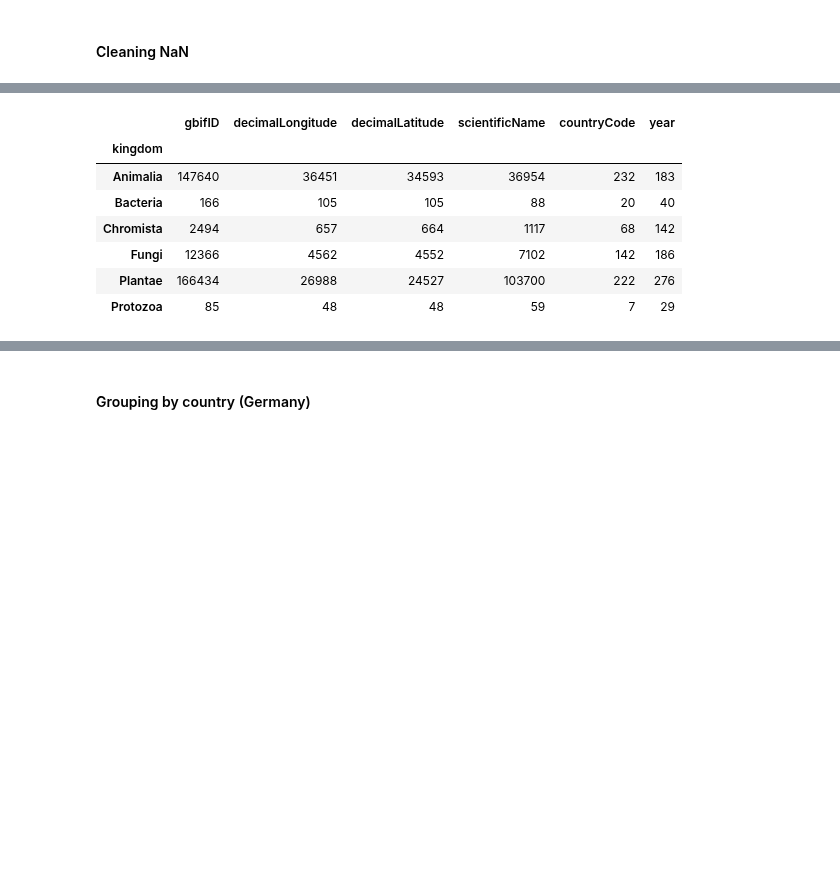
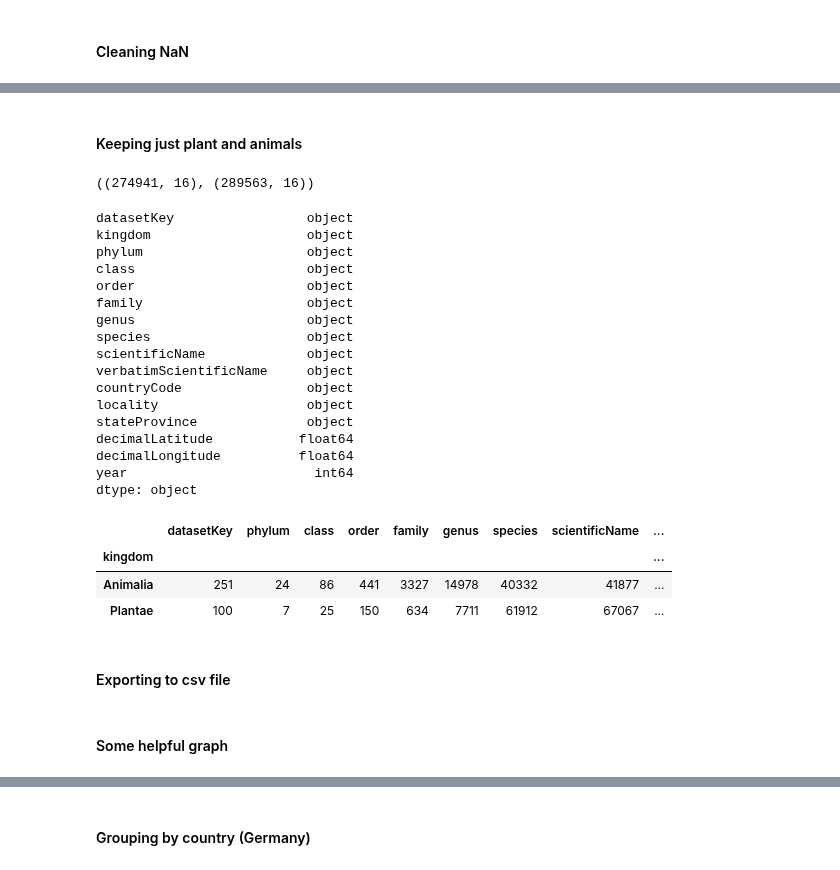
Before and after one commit to dadavie/planetary_garden, a Jupyter notebook: notebooks/GBIF Data.ipynb, the cells around one changed output, grey strips where cells are left out. Cells and saved outputs as stored; diff of their text form; code cells hidden in the pictures; blank space fills up the shorter version.

```diff
--- a/notebooks/GBIF Data.ipynb
+++ b/notebooks/GBIF Data.ipynb
@@ -112,4 +74,4 @@ INFO:Your download key is 0193629-220831081235567
 # %%
-data = pd.read_csv("../raw_data/0196442-220831081235567_2.csv", sep="\t", error_bad_lines=False, engine ='python')
+data = pd.read_csv("../raw_data/0199166-220831081235567.csv", sep="\t", error_bad_lines=False, engine ='python').set_index("gbifID")
 data
 # %% [output]
@@ -243,7 +206,10 @@ data_drop=data.drop(["issue","mediaType","lastInterpreted",
                      "rightsHolder","license","identifiedBy","recordNumber",
                      "catalogNumber","collectionCode","institutionCode","speciesKey",
                      "basisOfRecord","taxonKey","publishingOrgKey",
-                    "occurrenceStatus","taxonRank","infraspecificEpithet","occurrenceID"], axis =1)
+                    "occurrenceStatus","taxonRank","infraspecificEpithet","occurrenceID",
+                    "coordinatePrecision","elevation","elevationAccuracy","depth",
+                    "depthAccuracy","eventDate","day","month","dateIdentified", "verbatimScientificNameAuthorship",
+                    "individualCount","coordinateUncertaintyInMeters"], axis =1)
 # %%
 #plt.matshow(data_drop.corr())
 #plt.show()
@@ -292,13 +249,38 @@ data_clean_subset
+# %% [markdown]
+#### Keeping just plant and animals
+# %%
+data_clean_plant_animals=data_clean[data_clean["kingdom"].isin(["Animalia","Plantae"])]
+data_clean_plant_animals.shape, data_clean.shape
+# %% [output]
+((274941, 16), (289563, 16))
+# %%
+data_clean_plant_animals.dtypes
+# %% [output]
+datasetKey                 object
+kingdom                    object
+phylum                     object
+class                      object
+order                      object
+family                     object
+genus                      object
+species                    object
+scientificName             object
+verbatimScientificName     object
+countryCode                object
+locality                   object
+stateProvince              object
+decimalLatitude           float64
+decimalLongitude          float64
+year                        int64
+dtype: object
 # %%
-df_plot_lat = pd.DataFrame(data_clean_subset.groupby('kingdom').nunique())
-df_plot_lat
+df_kingdoms = pd.DataFrame(data_clean_plant_animals.groupby('kingdom').nunique())
+df_kingdoms
 # %% [output]
-|  | gbifID | decimalLongitude | decimalLatitude | scientificName | countryCode | year |
-| kingdom |  |  |  |  |  |  |
-| Animalia | 147640 | 36451 | 34593 | 36954 | 232 | 183 |
-| Bacteria | 166 | 105 | 105 | 88 | 20 | 40 |
-| Chromista | 2494 | 657 | 664 | 1117 | 68 | 142 |
-| Fungi | 12366 | 4562 | 4552 | 7102 | 142 | 186 |
-| Plantae | 166434 | 26988 | 24527 | 103700 | 222 | 276 |
-| Protozoa | 85 | 48 | 48 | 59 | 7 | 29 |
+|  | datasetKey | phylum | class | order | family | genus | species | scientificName | ... |
+| kingdom |  |  |  |  |  |  |  |  | ... |
+| Animalia | 251 | 24 | 86 | 441 | 3327 | 14978 | 40332 | 41877 | ... |
+| Plantae | 100 | 7 | 25 | 150 | 634 | 7711 | 61912 | 67067 | ... |
+# %% [markdown]
+#### Exporting to csv file
 # %%
@@ -306,0 +289,2 @@ data_clean_subset.to_csv(filepath)
+# %% [markdown]
+#### Some helpful graph
```
Also changed, not shown: parts of 22 cells of this notebook.
